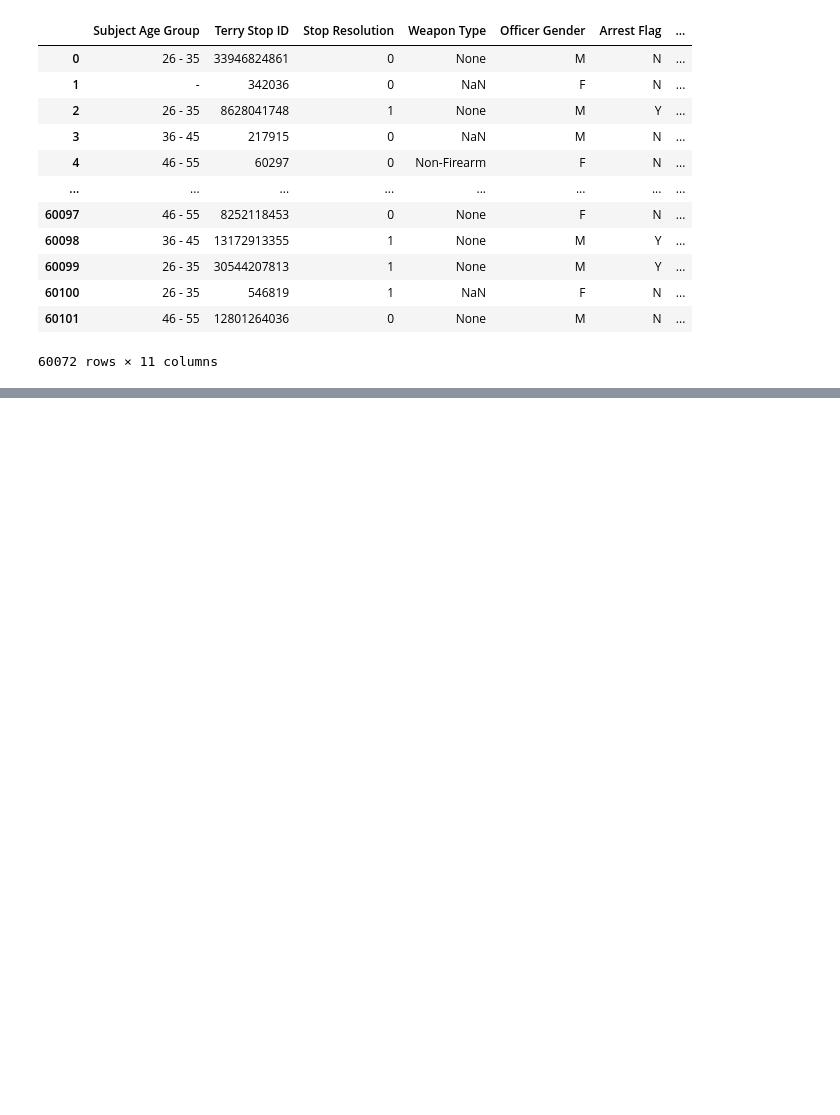
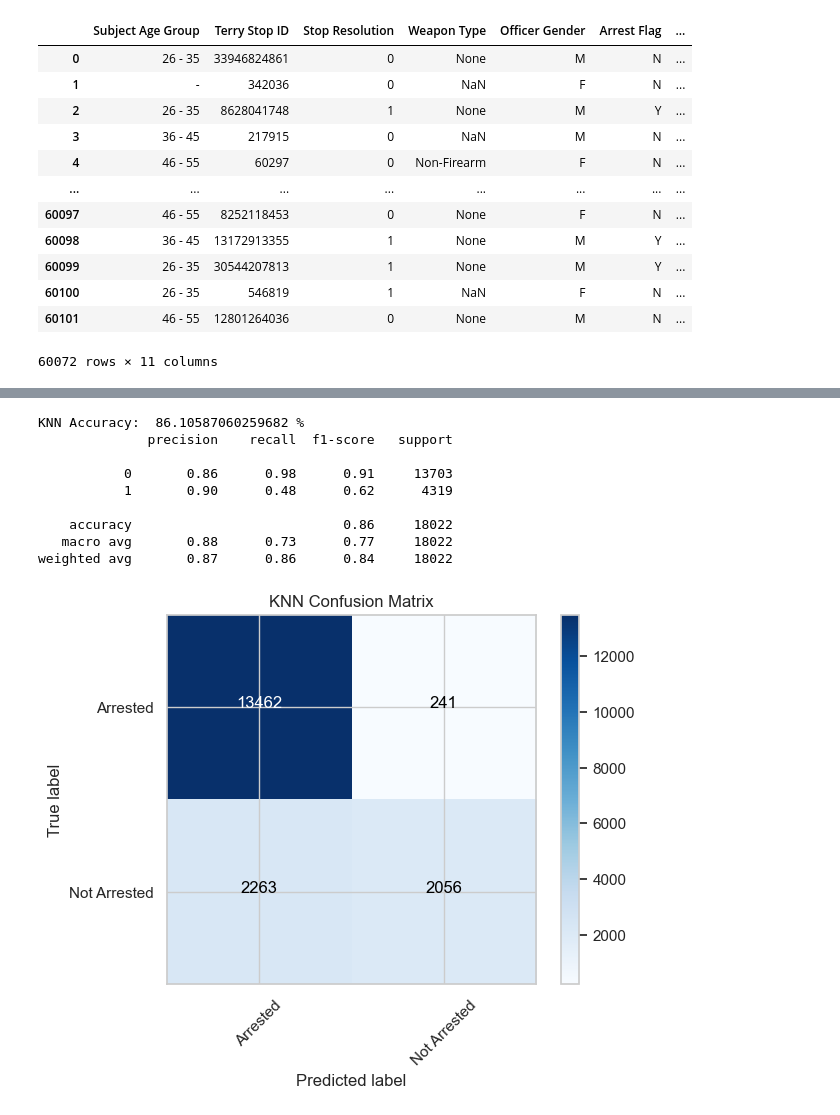
Before and after one commit to Allan-Kipkemei/Dsc-phase-3-project, a Jupyter notebook: code_checkpoints/main.ipynb, the cells around one changed output, grey strips where cells are left out. Cells and saved outputs as stored; diff of their text form; code cells hidden in the pictures; blank space fills up the shorter version.

```diff
--- a/code_checkpoints/main.ipynb
+++ b/code_checkpoints/main.ipynb
@@ -634,0 +807,28 @@ df
+# %%
+# Create the classifier, fit it on the training data and make predictions on the test set:
+knn = KNeighborsClassifier(n_neighbors = 25, algorithm='brute')
+knn.fit(X_train_ohe, y_train)
+y_pred = knn.predict(X_test_ohe)
+
+# Check the Accuracy:
+print('KNN Accuracy: ', accuracy_score(y_test, y_pred)*100,'%')
+
+# Check the AUC:
+
+# Print classification report:
+print(classification_report(y_test, y_pred))
+
+# Confusion Matrix for KNN:
+cm_knn = confusion_matrix(y_test,y_pred)
+confusion_matrix_plot(cm_knn, classes=class_names, title='KNN Confusion Matrix')
+# %% [output]
+KNN Accuracy:  86.10587060259682 %
+              precision    recall  f1-score   support
+
+           0       0.86      0.98      0.91     13703
+           1       0.90      0.48      0.62      4319
+
+    accuracy                           0.86     18022
+   macro avg       0.88      0.73      0.77     18022
+weighted avg       0.87      0.86      0.84     18022
+[figure, added]
```
Also changed, not shown: parts of 34 cells of this notebook, 1 other file.
